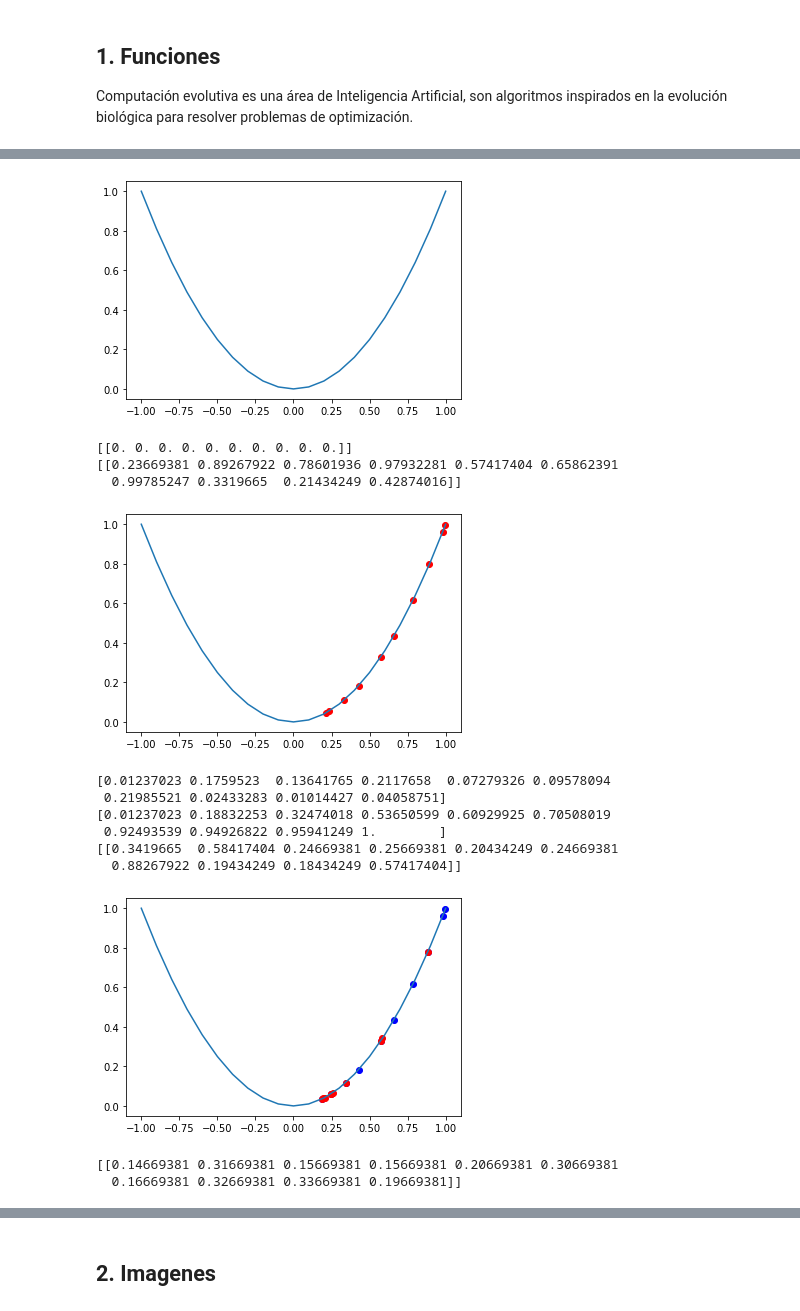
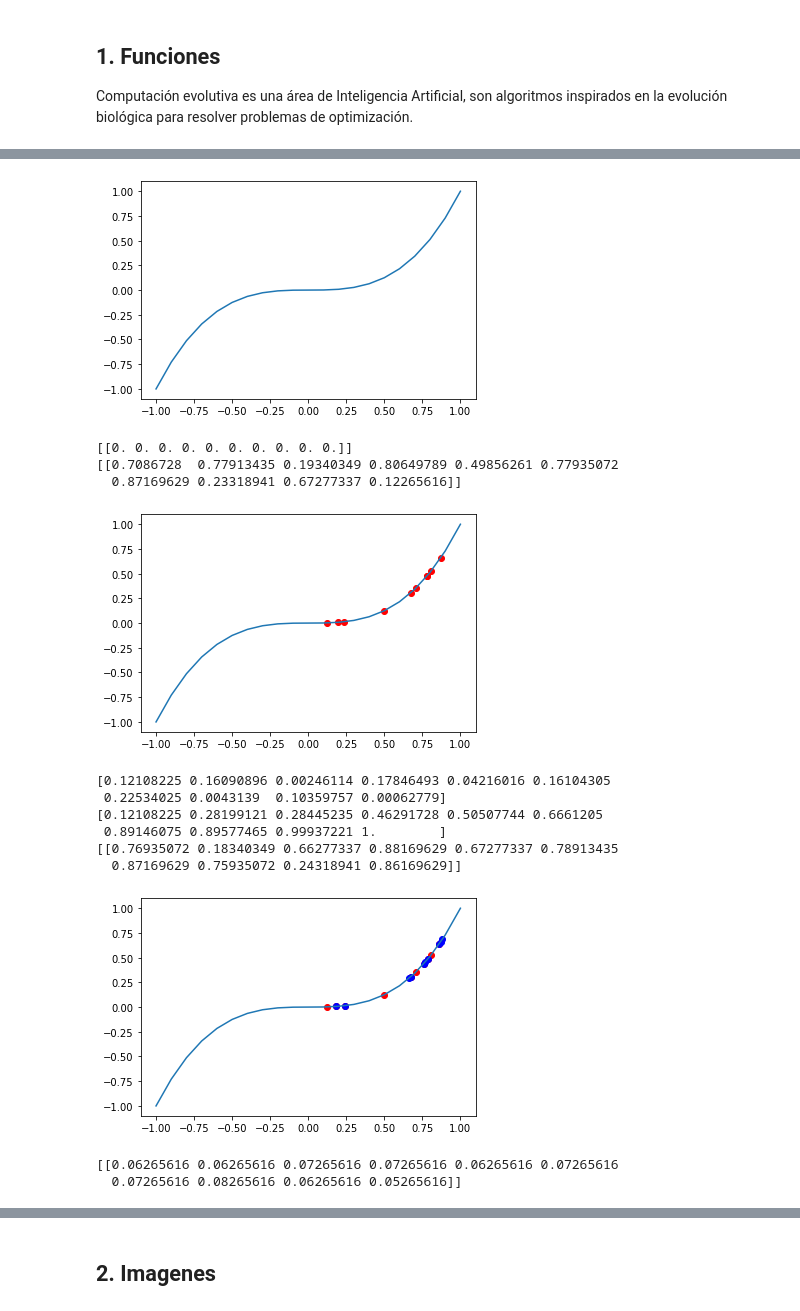
Before and after one commit to jecs89/Talleres, a Jupyter notebook: PCP_Sesión_1.ipynb, the cells around one changed output, grey strips where cells are left out. Saved outputs shown, nothing was run; the diff lists cells and outputs as text; code cells hidden in the pictures.

```diff
--- a/PCP_Sesión_1.ipynb
+++ b/PCP_Sesión_1.ipynb
@@ -34,18 +34,18 @@ def fun_obj(X):
   for i in range(X.shape[0]):
     sum = 0
     for j in range(X.shape[1]):
-      sum += X[i,j]*X[i,j]
+      sum += X[i,j]*X[i,j]*X[i,j]
     fun_list.append(sum)
   return fun_list
 # %%
 ##Gráfico x^2
-x = np.arange(-1,1.00001,0.1)
-y = x**2
+x = np.arange(-1,1.00001,0.1)### A <= x < B
+y = x**3
 plt.plot(x,y)
 # plt.scatter(population, fun_obj(population))
 plt.show()
 # %% [output]
-[figure, old version]
+[figure, new version]
 # %%
 ##Generación de población inicial
 pop_size = 10
@@ -59,16 +59,16 @@ for i in range(population.shape[0]):
 print(population.T)
 
 x = np.arange(-1,1.00001,0.1)
-y = x**2
+y = x**3
 plt.plot(x,y)
 plt.scatter(population, fun_obj(population), c='r')
 population_0 = np.copy(population)
 plt.show()
 # %% [output]
 [[0. 0. 0. 0. 0. 0. 0. 0. 0. 0.]]
-[[0.23669381 0.89267922 0.78601936 0.97932281 0.57417404 0.65862391
-  0.99785247 0.3319665  0.21434249 0.42874016]]
+[[0.7086728  0.77913435 0.19340349 0.80649789 0.49856261 0.77935072
+  0.87169629 0.23318941 0.67277337 0.12265616]]
-[figure, old version]
+[figure, new version]
 # %%
 ##Algoritmo roulette wheel
 fitness = np.array(fun_obj(population))
@@ -133,22 +133,22 @@ prob_mut = 0.01
 new_population = np.array(generate_population(population, fitness_acum, prob_cross, prob_mut))
 print(new_population.T)
 # %% [output]
-[0.01237023 0.1759523  0.13641765 0.2117658  0.07279326 0.09578094
- 0.21985521 0.02433283 0.01014427 0.04058751]
-[0.01237023 0.18832253 0.32474018 0.53650599 0.60929925 0.70508019
- 0.92493539 0.94926822 0.95941249 1.        ]
-[[0.3419665  0.58417404 0.24669381 0.25669381 0.20434249 0.24669381
-  0.88267922 0.19434249 0.18434249 0.57417404]]
+[0.12108225 0.16090896 0.00246114 0.17846493 0.04216016 0.16104305
+ 0.22534025 0.0043139  0.10359757 0.00062779]
+[0.12108225 0.28199121 0.28445235 0.46291728 0.50507744 0.6661205
+ 0.89146075 0.89577465 0.99937221 1.        ]
+[[0.76935072 0.18340349 0.66277337 0.88169629 0.67277337 0.78913435
+  0.87169629 0.75935072 0.24318941 0.86169629]]
 # %%
 ##Comparación resultados de prueba
 x = np.arange(-1,1.00001,0.1)
-y = x**2
+y = x**3
 plt.plot(x,y)
-plt.scatter(population, fun_obj(population), c='b')
-plt.scatter(new_population, fun_obj(new_population), c='r')
+plt.scatter(population, fun_obj(population), c='r')
+plt.scatter(new_population, fun_obj(new_population), c='b')
 plt.show()
 # %% [output]
-[figure, old version]
+[figure, new version]
 # %%
 ##Ejecución algoritmo
 generations = 100
@@ -157,5 +157,5 @@ for i in range(generations):
   population = np.copy(new_population)
 print(population.T)
 # %% [output]
-[[0.14669381 0.31669381 0.15669381 0.15669381 0.20669381 0.30669381
-  0.16669381 0.32669381 0.33669381 0.19669381]]
+[[0.06265616 0.06265616 0.07265616 0.07265616 0.06265616 0.07265616
+  0.07265616 0.08265616 0.06265616 0.05265616]]
```
Also changed, not shown: parts of 8 cells of this notebook.
